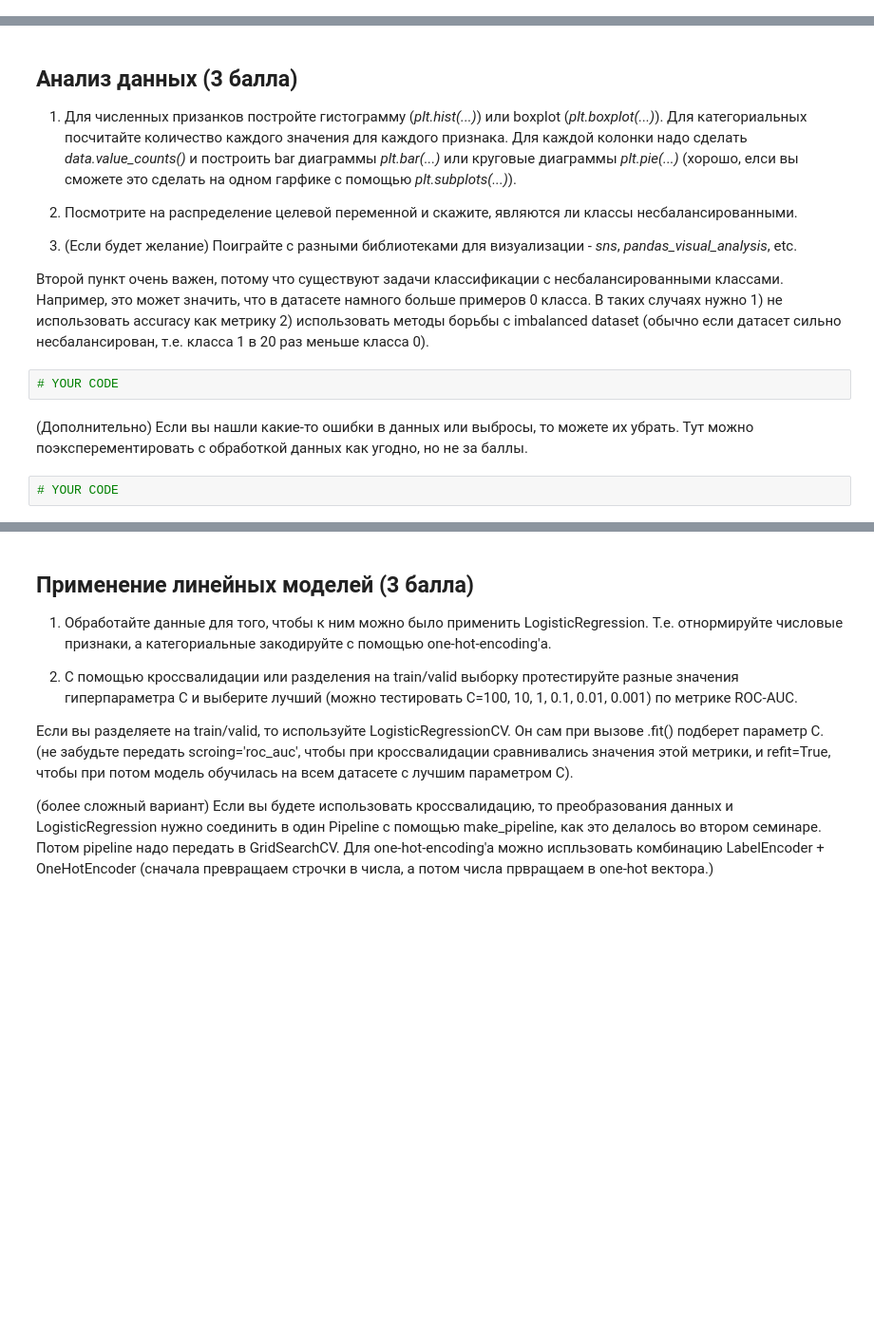
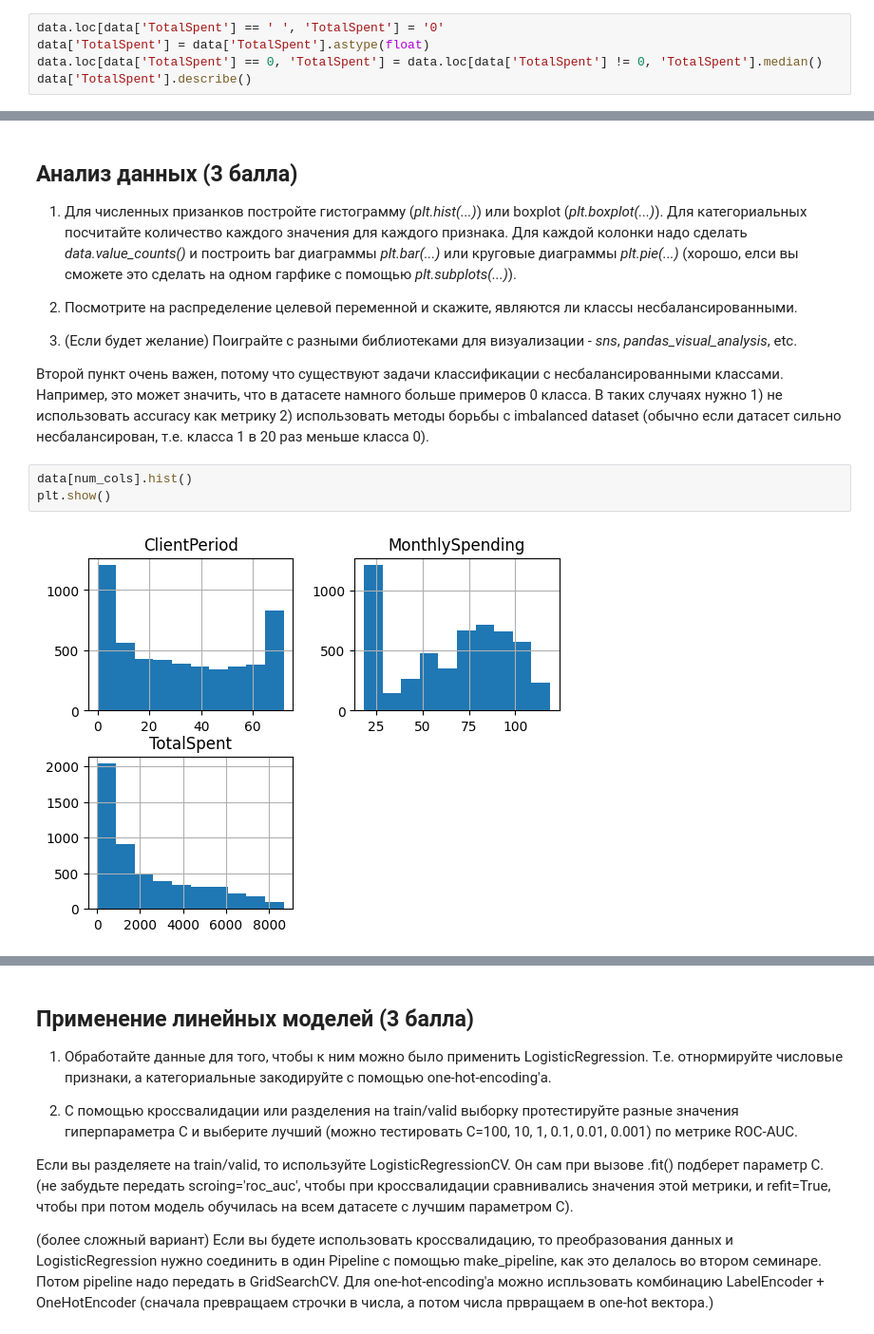
Before and after one commit to Daniich/hw_3_kaggle, a Jupyter notebook: hw_3_kaggle.ipynb, the cells around one changed output, grey strips where cells are left out. Shown at 95% size. Drawn from its saved outputs; the diff is of its cells as text; blank space fills up the shorter version.

```diff
--- a/hw_3_kaggle.ipynb
+++ b/hw_3_kaggle.ipynb
@@ -146,0 +198,5 @@ target_col = 'Churn'
+# %%
+data.loc[data['TotalSpent'] == ' ', 'TotalSpent'] = '0'
+data['TotalSpent'] = data['TotalSpent'].astype(float)
+data.loc[data['TotalSpent'] == 0, 'TotalSpent'] = data.loc[data['TotalSpent'] != 0, 'TotalSpent'].median()
+data['TotalSpent'].describe()
@@ -154,9 +309,8 @@ target_col = 'Churn'
 3) (Если будет желание) Поиграйте с разными библиотеками для визуализации - *sns*, *pandas_visual_analysis*, etc.
 
 Второй пункт очень важен, потому что существуют задачи классификации с несбалансированными классами. Например, это может значить, что в датасете намного больше примеров 0 класса. В таких случаях нужно 1) не использовать accuracy как метрику 2) использовать методы борьбы с imbalanced dataset (обычно если датасет сильно несбалансирован, т.е. класса 1 в 20 раз меньше класса 0).
-# %%
-# YOUR CODE
-# %% [markdown]
-(Дополнительно) Если вы нашли какие-то ошибки в данных или выбросы, то можете их убрать. Тут можно поэксперементировать с обработкой данных как угодно, но не за баллы.
-# %%
-# YOUR CODE
+# %%
+data[num_cols].hist()
+plt.show()
+# %% [output]
+[figure, added]
```
Also changed, not shown: parts of 38 cells of this notebook.
